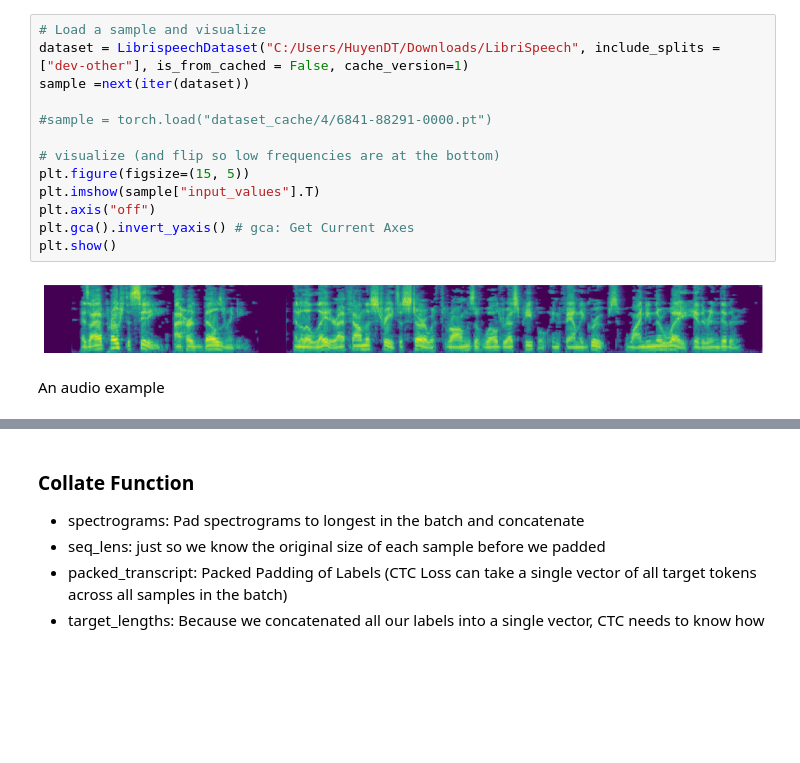
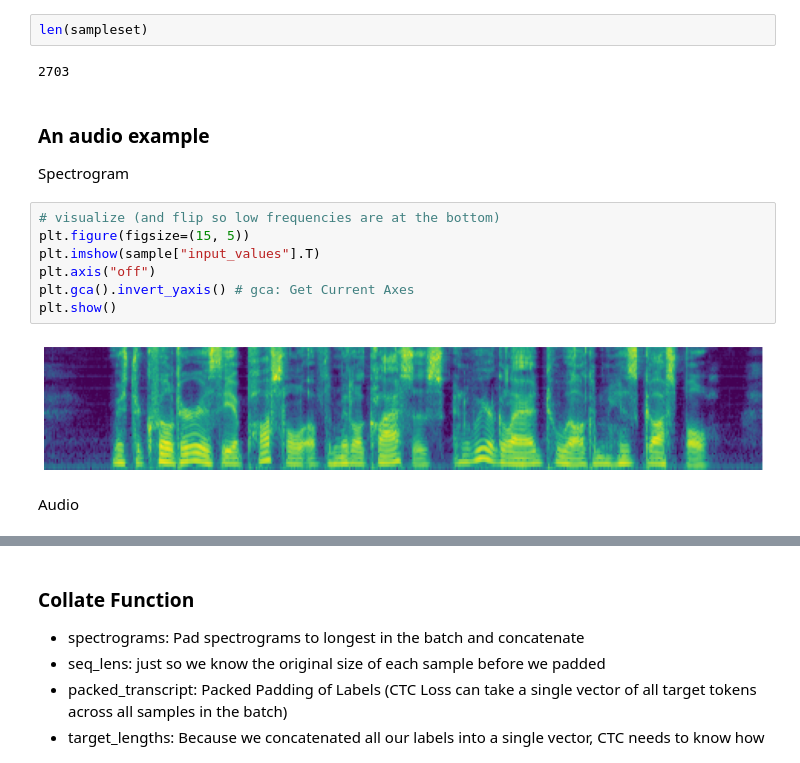
Before and after one commit to huyendt1610/speech-to-text, a Jupyter notebook: libri_data_set.ipynb, the cells around one changed output, grey strips where cells are left out. Cells and saved outputs as stored; diff of their text form; blank space fills up the shorter version.

```diff
--- a/libri_data_set.ipynb
+++ b/libri_data_set.ipynb
@@ -222,20 +51,22 @@ class LibrispeechDataset(Dataset):
+# %%
+len(sampleset)
+# %% [output]
+2703
+# %% [markdown]
+### An audio example
+
+Spectrogram
 # %%
-# Load a sample and visualize
-dataset = LibrispeechDataset("C:/Users/HuyenDT/Downloads/LibriSpeech", include_splits = ["dev-other"], is_from_cached = False, cache_version=1)
-sample =next(iter(dataset))
-
-#sample = torch.load("dataset_cache/4/6841-88291-0000.pt")
-
 # visualize (and flip so low frequencies are at the bottom)
 plt.figure(figsize=(15, 5))
 plt.imshow(sample["input_values"].T)
 plt.axis("off")
 plt.gca().invert_yaxis() # gca: Get Current Axes
 plt.show()
 # %% [output]
-[figure, old version]
+[figure, new version]
-# %% [markdown]
-An audio example
+# %% [markdown]
+Audio
 # %%
 from IPython.display import Audio
 
```
Also changed, not shown: parts of 58 cells of this notebook, 11 other files.
